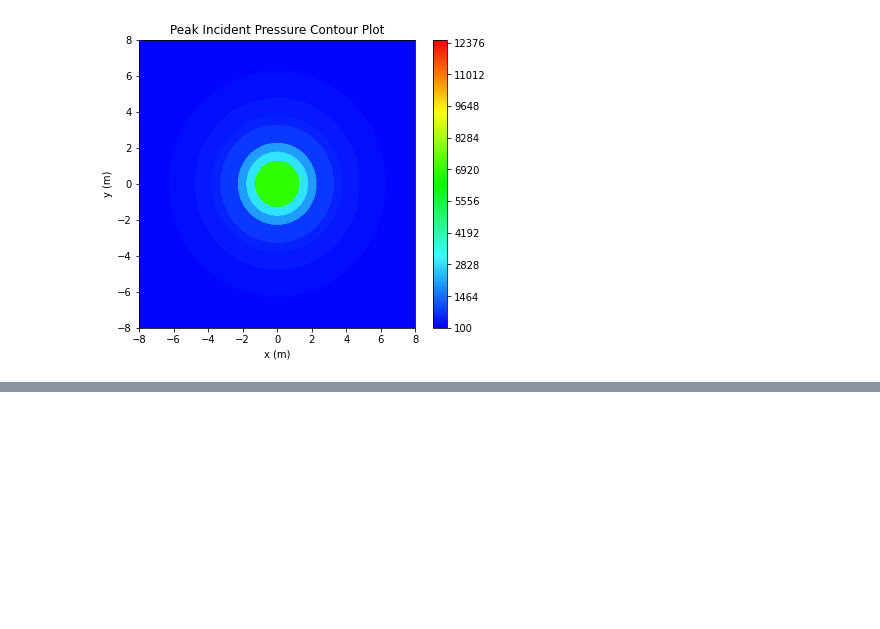
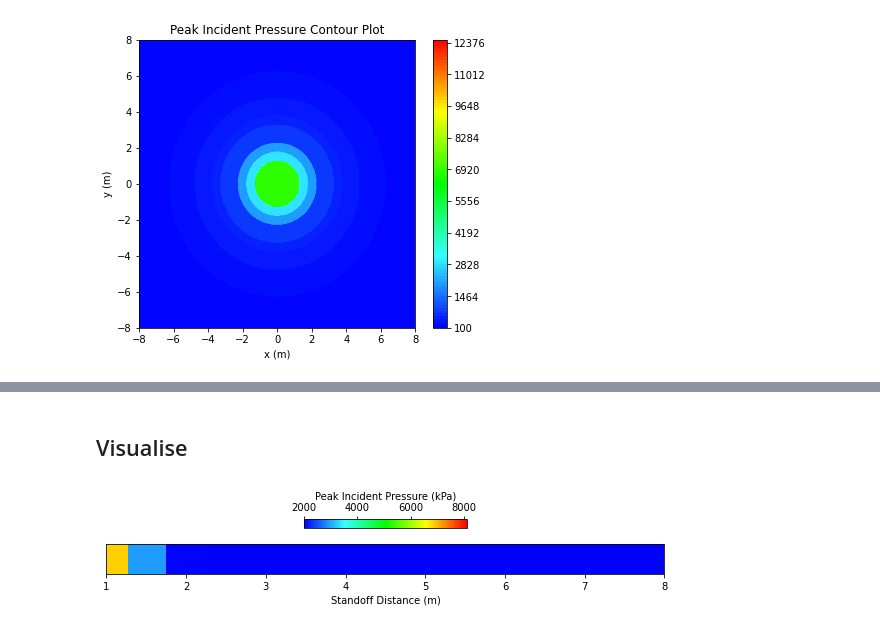
Before and after one commit to ChamodiWidanage/Paper4_2D_Visualization, a Jupyter notebook: Pressure/Decision Tree_1.ipynb, the cells around one changed output, grey strips where cells are left out. Cells and saved outputs as stored; diff of their text form; code cells hidden in the pictures; blank space fills up the shorter version.

```diff
--- a/Pressure/Decision Tree_1.ipynb
+++ b/Pressure/Decision Tree_1.ipynb
@@ -466,0 +513,3 @@ plt.show()
+# %%
+filename = 'DT_1.sav'
+regressor = pickle.load(open(filename, 'rb'))
@@ -466,0 +518,4 @@ plt.show()
+# %%
+y5= regressor.predict(arr)
+print (y5)
+%store y5
@@ -466,0 +540,33 @@ plt.show()
+# %% [markdown]
+## Visualise
+# %%
+cdict = {'red': ((0.0, 0.0, 0.0),
+                 (0.25, 0.2, 0.2),
+                 (0.5, 0.0, 0.0),
+                 (0.75, 1.0, 1.0),
+                 (1.0, 1.0, 1.0)),
+        'green':((0.0, 0.0, 0.0),
+                 (0.25, 1.0, 1.0),
+                 (0.5, 1.0, 1.0),
+                 (0.75, 1.0, 1.0),
+                 (1.0, 0.0, 0.0)),
+        'blue': ((0.0, 1.0, 1.0),
+                 (0.25, 1.0, 1.0),
+                 (0.5, 0.0, 0.0),
+                 (0.75, 0.0, 0.0),
+                 (1.0, 0.0, 0.0))}
+# %%
+my_cmap = matplotlib.colors.LinearSegmentedColormap('my_colormap',cdict,256)
+# %%
+# Create the heatmap strip
+plt.figure(figsize=(10, 1))
+heatmap = plt.imshow(y5.reshape(1, -1), cmap=my_cmap, aspect='auto',
+                     extent=[X.min(), X.max(), y5.min(), y5.max()], vmin = 2000, vmax = 8100)
+plt.yticks([])
+
+plt.colorbar(heatmap, label='Peak Incident Pressure (kPa)', location = 'top', pad=0.3)
+
+plt.xlabel('Standoff Distance (m)')
+plt.show()
+# %% [output]
+[figure, added]
```
Also changed, not shown: parts of 11 cells of this notebook, 8 other files.
